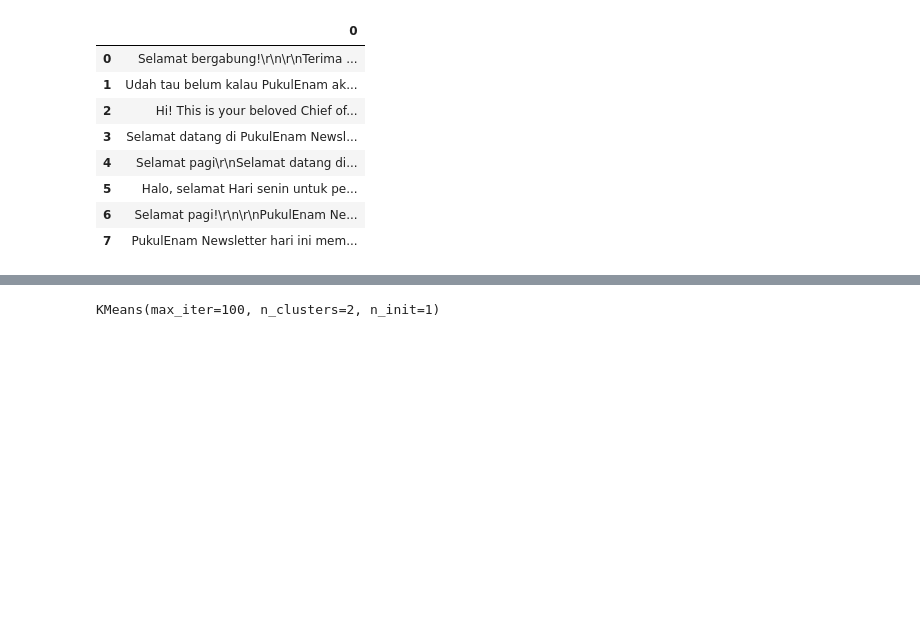
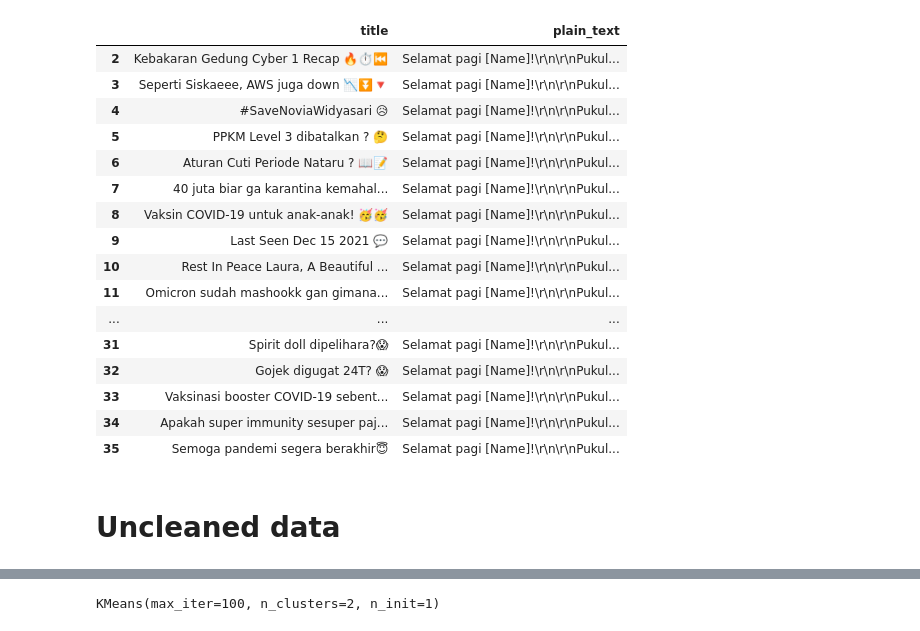
Before and after one commit to pukulenam/mailcheck_textcontent, a Jupyter notebook: primary_or_promotion.ipynb, the cells around one changed output, grey strips where cells are left out. Drawn from its saved outputs; the diff is of its cells as text; code cells hidden in the pictures; blank space fills up the shorter version.

```diff
--- a/primary_or_promotion.ipynb
+++ b/primary_or_promotion.ipynb
@@ -1,19 +1,32 @@
 # %%
 import pandas as pd
-data=pd.read_csv('campaigns.csv',header=None)
+data=pd.read_csv('campaigns.csv')
+data=data.drop(26)
+data=data[2:] #drop first news after fire
+
 data
 # %% [output]
-|  | 0 |
-| 0 | Selamat bergabung!\r\n\r\nTerima ... |
-| 1 | Udah tau belum kalau PukulEnam ak... |
-| 2 | Hi! This is your beloved Chief of... |
-| 3 | Selamat datang di PukulEnam Newsl... |
-| 4 | Selamat pagi\r\nSelamat datang di... |
-| 5 | Halo, selamat Hari senin untuk pe... |
-| 6 | Selamat pagi!\r\n\r\nPukulEnam Ne... |
-| 7 | PukulEnam Newsletter hari ini mem... |
+|  | title | plain_text |
+| 2 | Kebakaran Gedung Cyber 1 Recap 🔥⏱⏮ | Selamat pagi [Name]!\r\n\r\nPukul... |
+| 3 | Seperti Siskaeee, AWS juga down 📉⏬🔻 | Selamat pagi [Name]!\r\n\r\nPukul... |
+| 4 | #SaveNoviaWidyasari 😥 | Selamat pagi [Name]!\r\n\r\nPukul... |
+| 5 | PPKM Level 3 dibatalkan ? 🤔 | Selamat pagi [Name]!\r\n\r\nPukul... |
+| 6 | Aturan Cuti Periode Nataru ? 📖📝 | Selamat pagi [Name]!\r\n\r\nPukul... |
+| 7 | 40 juta biar ga karantina kemahal... | Selamat pagi [Name]!\r\n\r\nPukul... |
+| 8 | Vaksin COVID-19 untuk anak-anak! 🥳🥳 | Selamat pagi [Name]!\r\n\r\nPukul... |
+| 9 | Last Seen Dec 15 2021 💬 | Selamat pagi [Name]!\r\n\r\nPukul... |
+| 10 | Rest In Peace Laura, A Beautiful ... | Selamat pagi [Name]!\r\n\r\nPukul... |
+| 11 | Omicron sudah mashookk gan gimana... | Selamat pagi [Name]!\r\n\r\nPukul... |
+| ... | ... | ... |
+| 31 | Spirit doll dipelihara?😱 | Selamat pagi [Name]!\r\n\r\nPukul... |
+| 32 | Gojek digugat 24T? 😱 | Selamat pagi [Name]!\r\n\r\nPukul... |
+| 33 | Vaksinasi booster COVID-19 sebent... | Selamat pagi [Name]!\r\n\r\nPukul... |
+| 34 | Apakah super immunity sesuper paj... | Selamat pagi [Name]!\r\n\r\nPukul... |
+| 35 | Semoga pandemi segera berakhir😇 | Selamat pagi [Name]!\r\n\r\nPukul... |
 # %%
 from sklearn.feature_extraction.text import TfidfVectorizer
 from sklearn.cluster import KMeans
 from sklearn.metrics import adjusted_rand_score
+# %% [markdown]
+# Uncleaned data
 # %%
```
Also changed, not shown: parts of 5 cells of this notebook.
